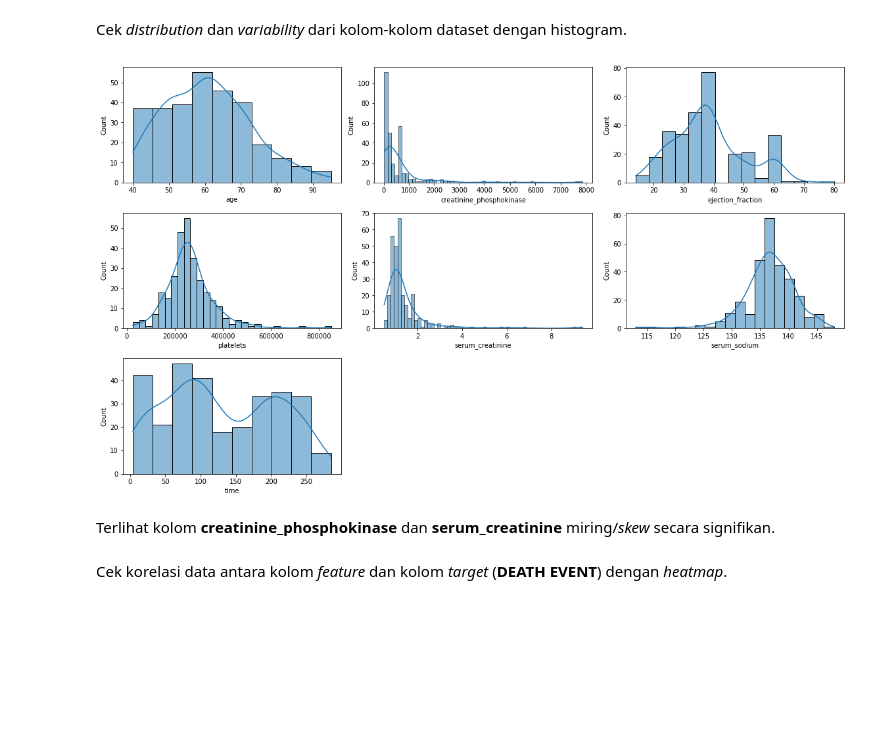
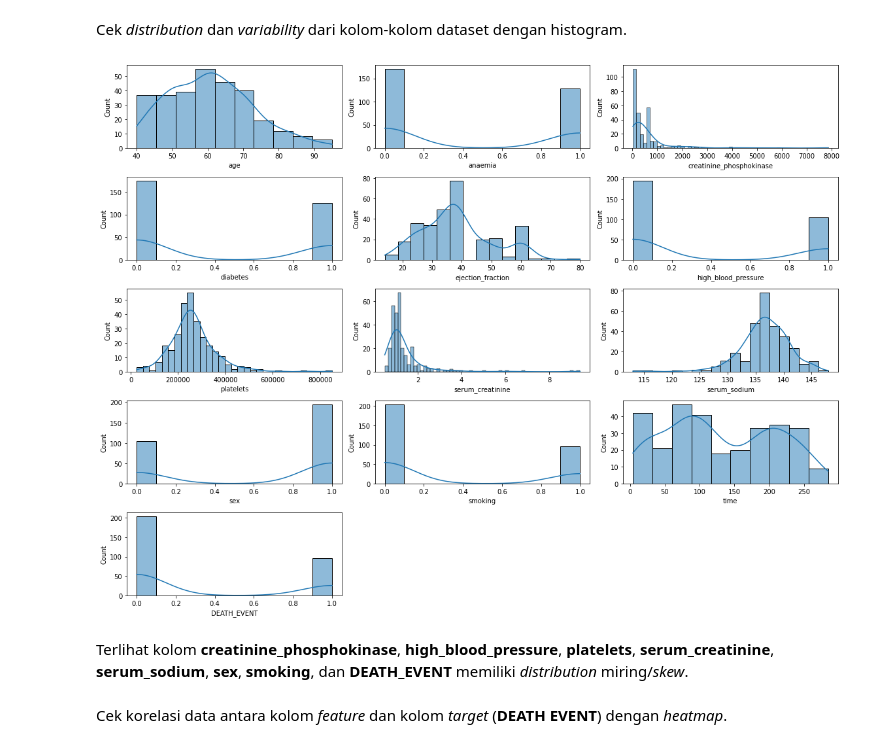
Before and after one commit to alxxtexxr/H8_3, a Jupyter notebook: PYTN_KampusMerdeka_fp3_Alim_Tegar_Wicaksono.ipynb, the cells around one changed output. Cells and saved outputs as stored; diff of their text form; code cells hidden in the pictures; blank space fills up the shorter version.

```diff
--- a/PYTN_KampusMerdeka_fp3_Alim_Tegar_Wicaksono.ipynb
+++ b/PYTN_KampusMerdeka_fp3_Alim_Tegar_Wicaksono.ipynb
@@ -138,18 +139,18 @@ Name: 0, dtype: float64
 # %% [markdown]
 Cek *distribution* dan *variability* dari kolom-kolom dataset dengan histogram.
 # %%
-non_binary_cols = df.drop(df.columns[df.isin((0,1)).all()], axis=1).columns
+# non_binary_cols = df.drop(df.columns[df.isin((0,1)).all()], axis=1).columns
 
 plt.figure(figsize=(16,12))
-for i, col in enumerate(non_binary_cols, 1):
-  plt.subplot(3, 3, i)
+for i, col in enumerate(df.columns, 1):
+  plt.subplot(5, 3, i)
   sns.histplot(df[col], kde=True)
   plt.tight_layout()
 plt.show()
 # %% [output]
-[figure, old version]
+[figure, new version]
 # %% [markdown]
-Terlihat kolom **creatinine_phosphokinase** dan **serum_creatinine** miring/*skew* secara signifikan.
+Terlihat kolom **creatinine_phosphokinase**, **high_blood_pressure**, **platelets**, **serum_creatinine**, **serum_sodium**, **sex**, **smoking**, dan **DEATH_EVENT** memiliki *distribution* miring/*skew*.
 # %% [markdown]
 Cek korelasi data antara kolom *feature* dan kolom *target* (**DEATH EVENT**) dengan *heatmap*.
 # %%
```
Also changed, not shown: parts of 38 cells of this notebook, 2 other files.
